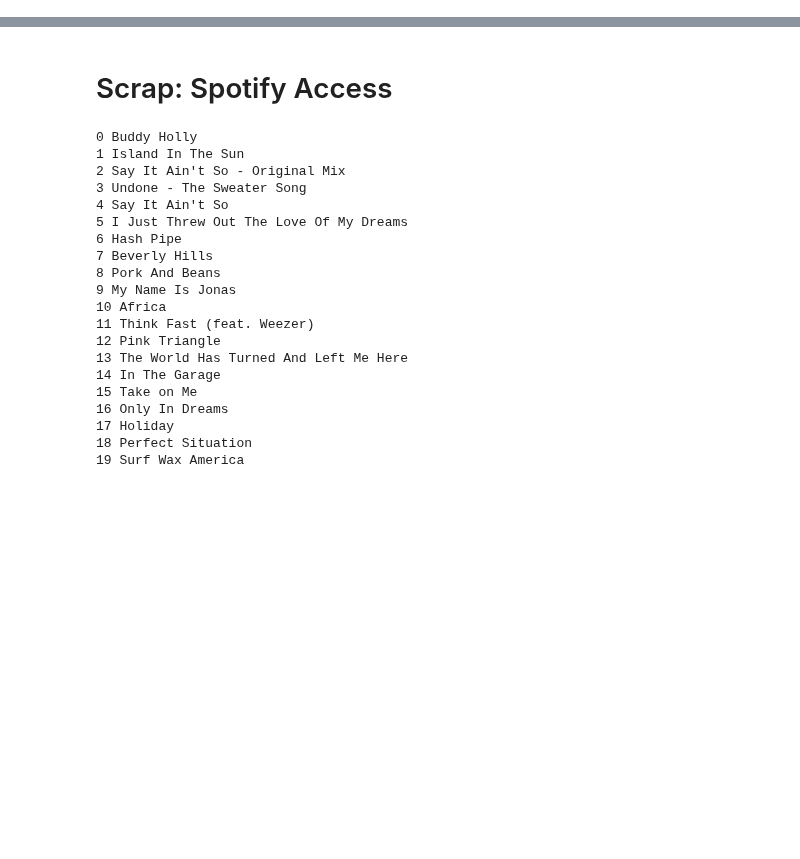
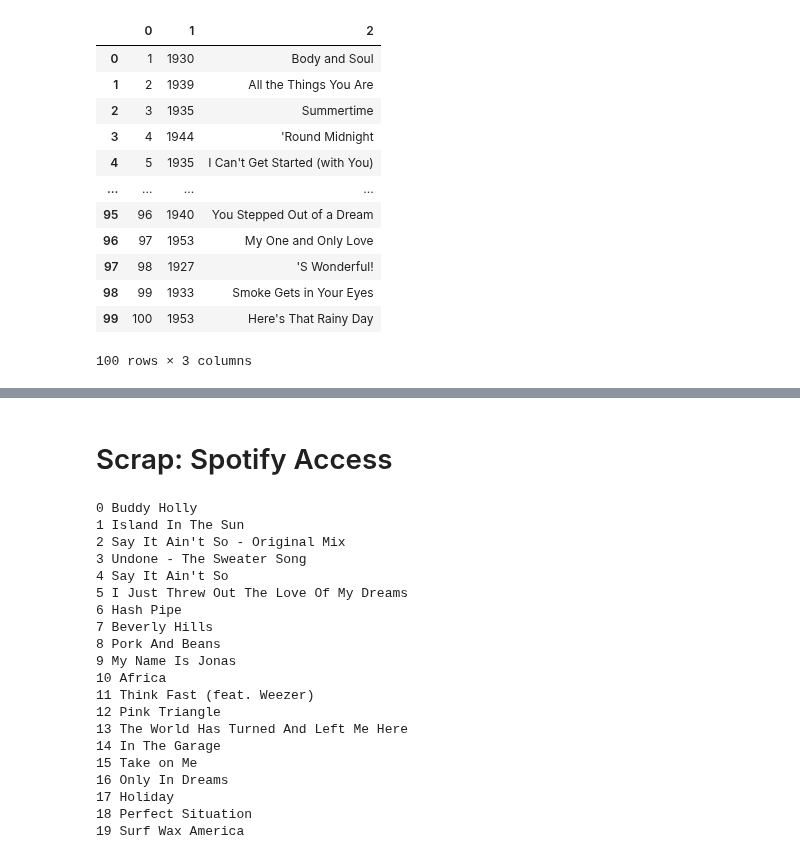
Before and after one commit to thorwhalen/sung, a Jupyter notebook: misc/sung_wip.ipynb, the cells around one changed output, grey strips where cells are left out. Saved outputs shown, nothing was run; the diff lists cells and outputs as text; code cells hidden in the pictures; blank space fills up the shorter version.

```diff
--- a/misc/sung_wip.ipynb
+++ b/misc/sung_wip.ipynb
@@ -0,0 +269,20 @@
+# %%
+# There are a bunch of tables, but we are only interested in the one with the songs
+val_filt = lambda df: 'Body and Soul' in set( df.values.flatten())
+
+df = next(filter(val_filt, tables))
+df
+# %% [output]
+|  | 0 | 1 | 2 |
+| 0 | 1 | 1930 | Body and Soul |
+| 1 | 2 | 1939 | All the Things You Are |
+| 2 | 3 | 1935 | Summertime |
+| 3 | 4 | 1944 | 'Round Midnight |
+| 4 | 5 | 1935 | I Can't Get Started (with You) |
+| ... | ... | ... | ... |
+| 95 | 96 | 1940 | You Stepped Out of a Dream |
+| 96 | 97 | 1953 | My One and Only Love |
+| 97 | 98 | 1927 | 'S Wonderful! |
+| 98 | 99 | 1933 | Smoke Gets in Your Eyes |
+| 99 | 100 | 1953 | Here's That Rainy Day |
+100 rows × 3 columns
```
Also changed, not shown: parts of 38 cells of this notebook, 3 other files.
